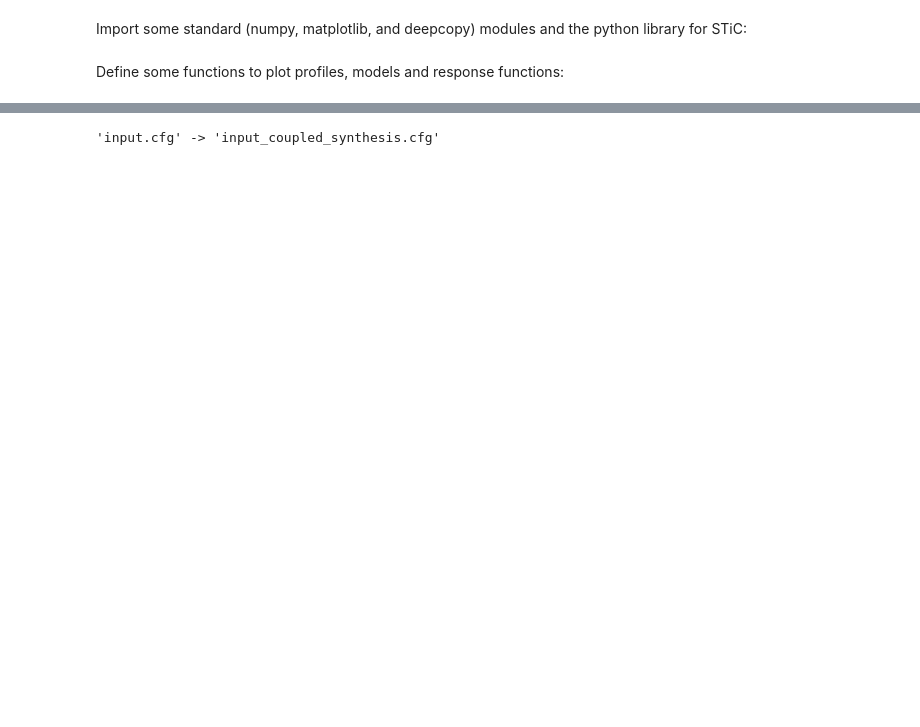
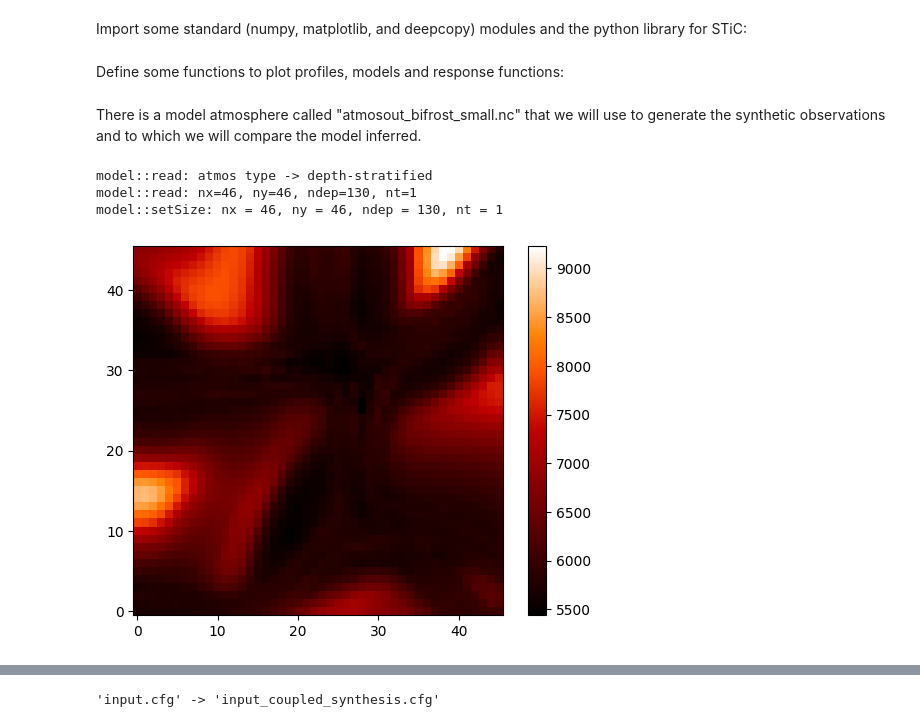
Before and after one commit to apy-github/mhd_ii, a Jupyter notebook: exercise_3/mhd_ii_3.ipynb, the cells around one changed output, grey strips where cells are left out. Saved outputs shown, nothing was run; the diff lists cells and outputs as text; code cells hidden in the pictures; blank space fills up the shorter version.

```diff
--- a/exercise_3/mhd_ii_3.ipynb
+++ b/exercise_3/mhd_ii_3.ipynb
@@ -146,3 +146,16 @@ def plot_rf(llp, par, t=0, y=0, x=0, s=0, kwargs=[], plkwargs={}, yaxis=None):
         if ("label" in i):
             fg.legend()
     fg.tight_layout()
+# %% [markdown]
+There is a model atmosphere called "atmosout_bifrost_small.nc" that we will use to generate the synthetic observations and to which we will compare the model inferred.
+# %%
+m = sp.model("./atmosout_bifrost_small.nc")
+# %% [output]
+model::read: atmos type -> depth-stratified
+model::read: nx=46, ny=46, ndep=130, nt=1
+model::setSize: nx = 46, ny = 46, ndep = 130, nt = 1
+# %%
+im = pl.imshow(m.temp[0,:,:,-19], origin="lower", cmap="gist_heat", interpolation="none")
+cbar = pl.colorbar(im)
+# %% [output]
+[figure, added]
```
Also changed, not shown: parts of 93 cells of this notebook, 2 other files.
